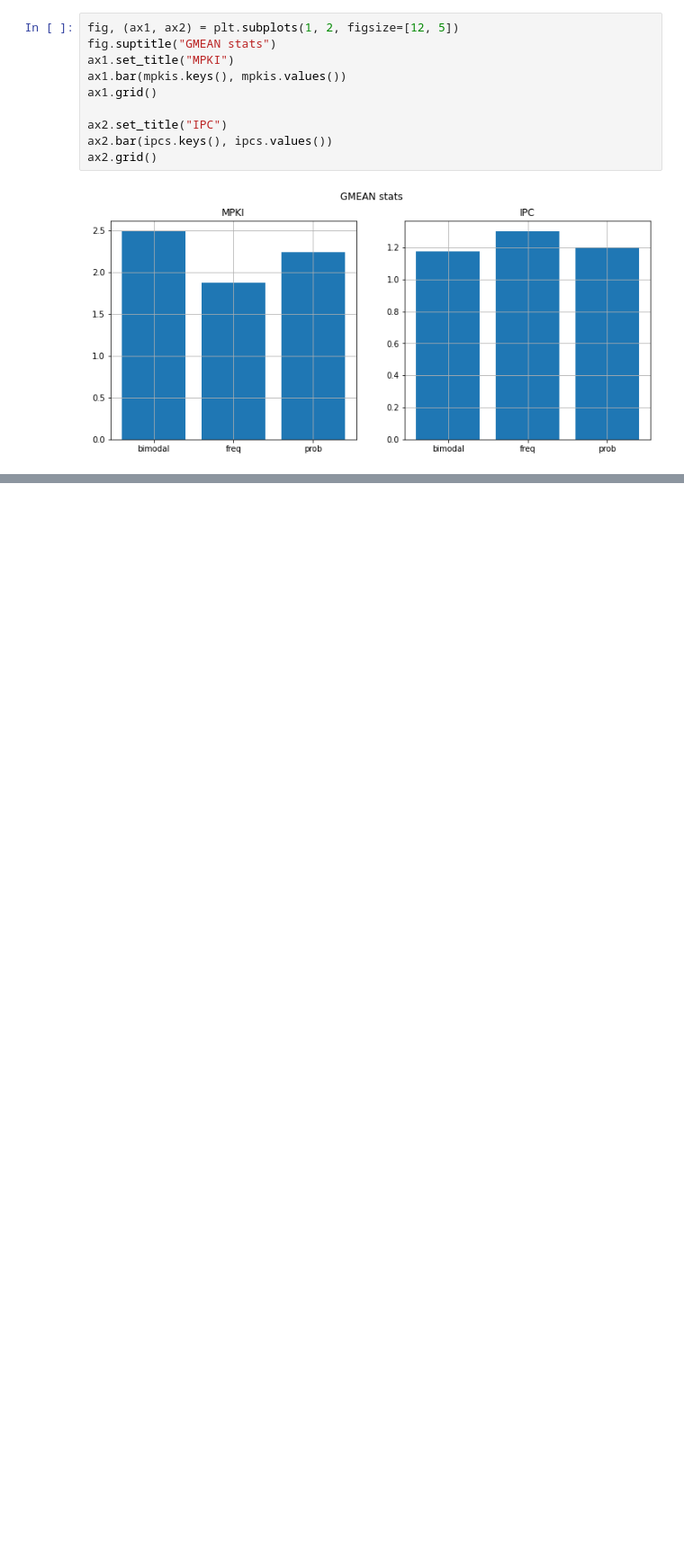
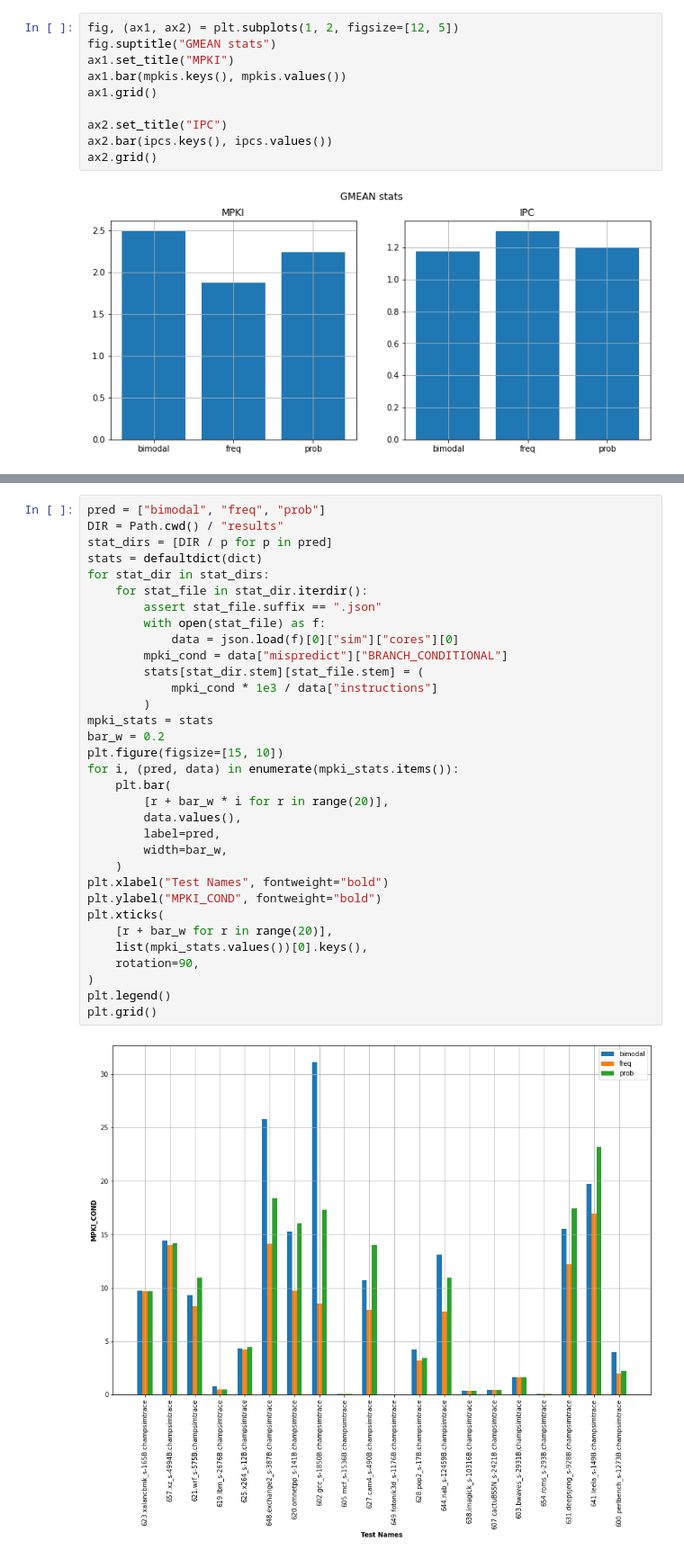
Before and after one commit to derzhavin3016/uArchCourse, a Jupyter notebook: dpc-3/task1.ipynb, the cells around one changed output, grey strips where cells are left out. Shown: that part at 90% size. Drawn from its saved outputs; the diff is of its cells as text; blank space fills up the shorter version.

```diff
--- a/dpc-3/task1.ipynb
+++ b/dpc-3/task1.ipynb
@@ -70,0 +150,35 @@ ax2.grid()
+# %%
+pred = ["bimodal", "freq", "prob"]
+DIR = Path.cwd() / "results"
+stat_dirs = [DIR / p for p in pred]
+stats = defaultdict(dict)
+for stat_dir in stat_dirs:
+    for stat_file in stat_dir.iterdir():
+        assert stat_file.suffix == ".json"
+        with open(stat_file) as f:
+            data = json.load(f)[0]["sim"]["cores"][0]
+        mpki_cond = data["mispredict"]["BRANCH_CONDITIONAL"]
+        stats[stat_dir.stem][stat_file.stem] = (
+            mpki_cond * 1e3 / data["instructions"]
+        )
+mpki_stats = stats
+bar_w = 0.2
+plt.figure(figsize=[15, 10])
+for i, (pred, data) in enumerate(mpki_stats.items()):
+    plt.bar(
+        [r + bar_w * i for r in range(20)],
+        data.values(),
+        label=pred,
+        width=bar_w,
+    )
+plt.xlabel("Test Names", fontweight="bold")
+plt.ylabel("MPKI_COND", fontweight="bold")
+plt.xticks(
+    [r + bar_w for r in range(20)],
+    list(mpki_stats.values())[0].keys(),
+    rotation=90,
+)
+plt.legend()
+plt.grid()
+# %% [output]
+[figure, added]
```
Also changed, not shown: parts of 9 cells of this notebook, 3 other files.
